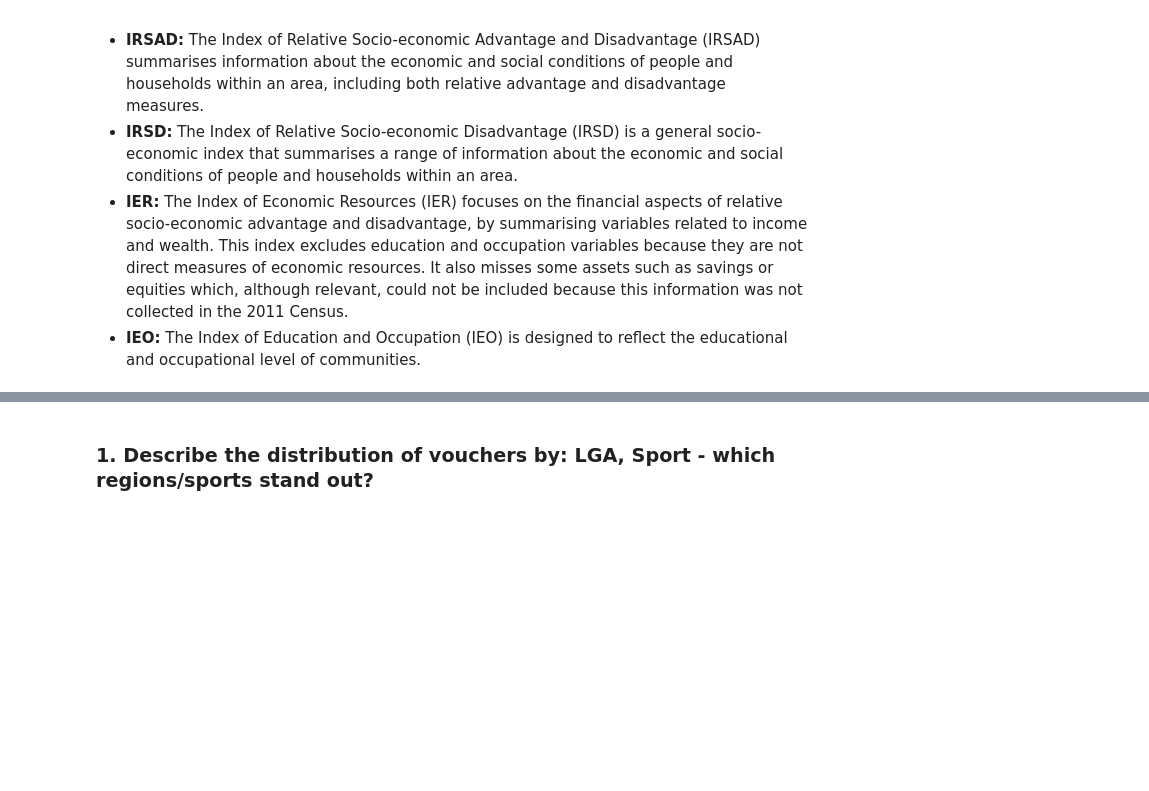
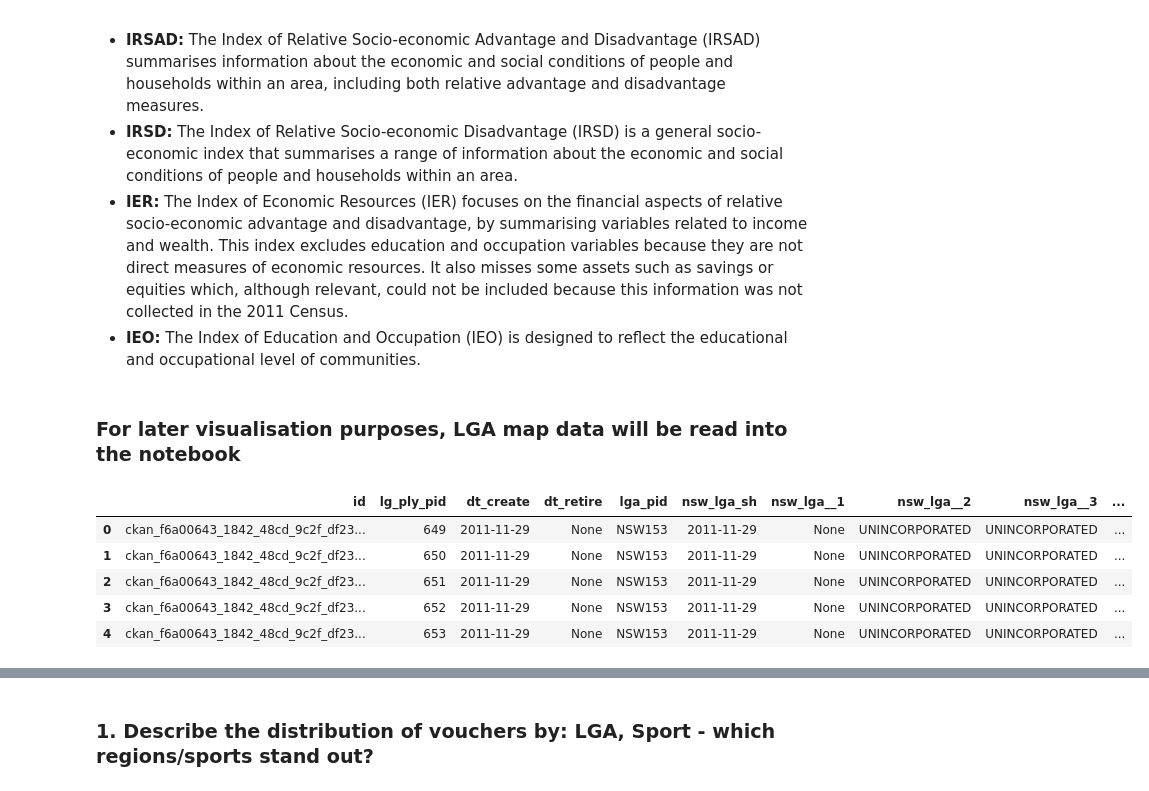
Before and after one commit to felix-rosenberger/Data-Science-Portfolio, a Jupyter notebook: Portfolio 2.ipynb, the cells around one changed output, grey strips where cells are left out. Drawn from its saved outputs; the diff is of its cells as text; code cells hidden in the pictures; blank space fills up the shorter version.

```diff
--- a/Portfolio 2.ipynb
+++ b/Portfolio 2.ipynb
@@ -122,3 +124,19 @@ __Low score indicates most disadvantaged.__
 - __IRSD:__ The Index of Relative Socio-economic Disadvantage (IRSD) is a general socio-economic index that summarises a range of information about the economic and social conditions of people and households within an area.
 - __IER:__ The Index of Economic Resources (IER) focuses on the financial aspects of relative socio-economic advantage and disadvantage, by summarising variables related to income and wealth. This index excludes education and occupation variables because they are not direct measures of economic resources. It also misses some assets such as savings or equities which, although relevant, could not be included because this information was not collected in the 2011 Census.
 - __IEO:__ The Index of Education and Occupation (IEO) is designed to reflect the educational and occupational level of communities.
+# %% [markdown]
+### For later visualisation purposes, LGA map data will be read into the notebook
+# %%
+# get url of geojson file
+nsw_url = "https://data.gov.au/geoserver/nsw-local-government-areas/wfs?request=GetFeature&typeName=ckan_f6a00643_1842_48cd_9c2f_df23a3a1dc1e&outputFormat=json"
+
+# read data in
+nsw_lga_gdf = gpd.read_file(nsw_url)
+nsw_lga_gdf.head()
+# %% [output]
+|  | id | lg_ply_pid | dt_create | dt_retire | lga_pid | nsw_lga_sh | nsw_lga__1 | nsw_lga__2 | nsw_lga__3 | ... |
+| 0 | ckan_f6a00643_1842_48cd_9c2f_df23... | 649 | 2011-11-29 | None | NSW153 | 2011-11-29 | None | UNINCORPORATED | UNINCORPORATED | ... |
+| 1 | ckan_f6a00643_1842_48cd_9c2f_df23... | 650 | 2011-11-29 | None | NSW153 | 2011-11-29 | None | UNINCORPORATED | UNINCORPORATED | ... |
+| 2 | ckan_f6a00643_1842_48cd_9c2f_df23... | 651 | 2011-11-29 | None | NSW153 | 2011-11-29 | None | UNINCORPORATED | UNINCORPORATED | ... |
+| 3 | ckan_f6a00643_1842_48cd_9c2f_df23... | 652 | 2011-11-29 | None | NSW153 | 2011-11-29 | None | UNINCORPORATED | UNINCORPORATED | ... |
+| 4 | ckan_f6a00643_1842_48cd_9c2f_df23... | 653 | 2011-11-29 | None | NSW153 | 2011-11-29 | None | UNINCORPORATED | UNINCORPORATED | ... |
```
Also changed, not shown: parts of 41 cells of this notebook, 1 other file.
